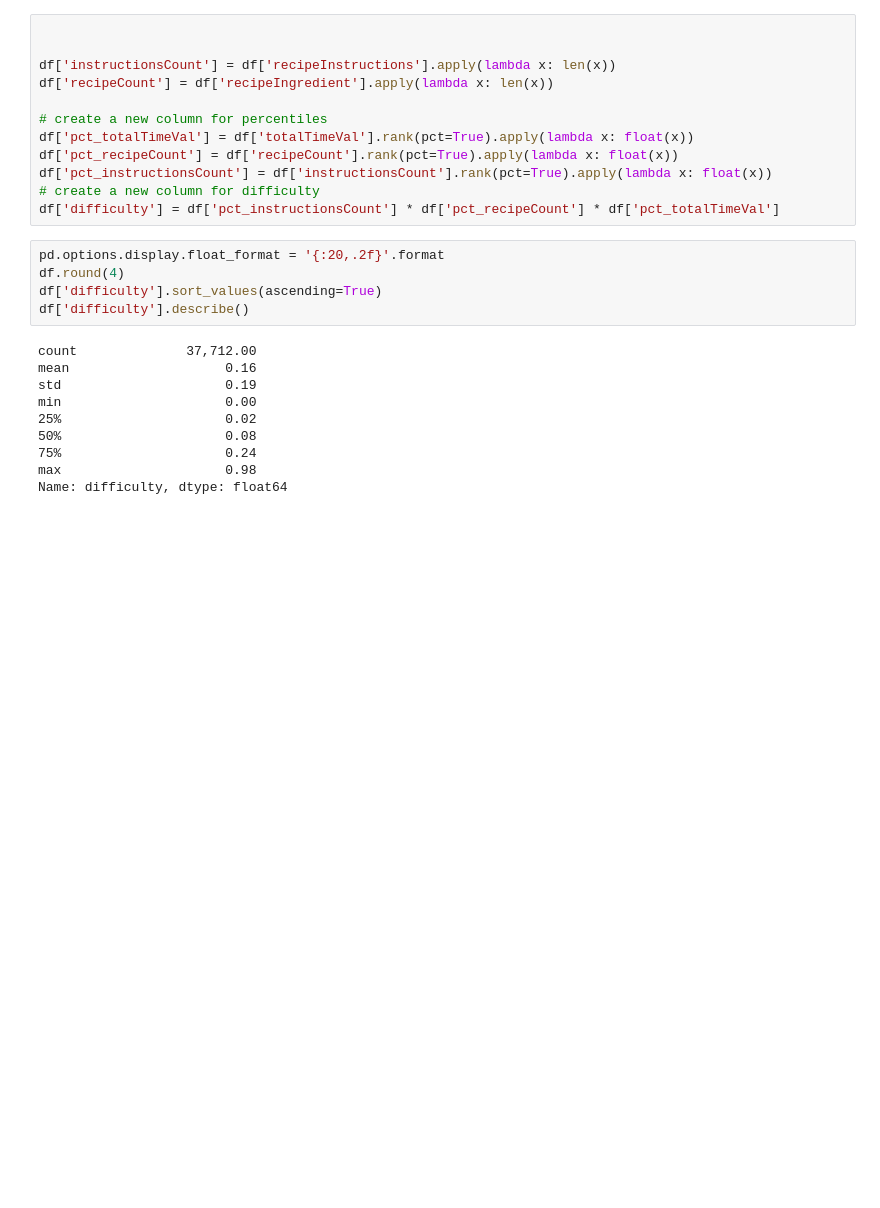
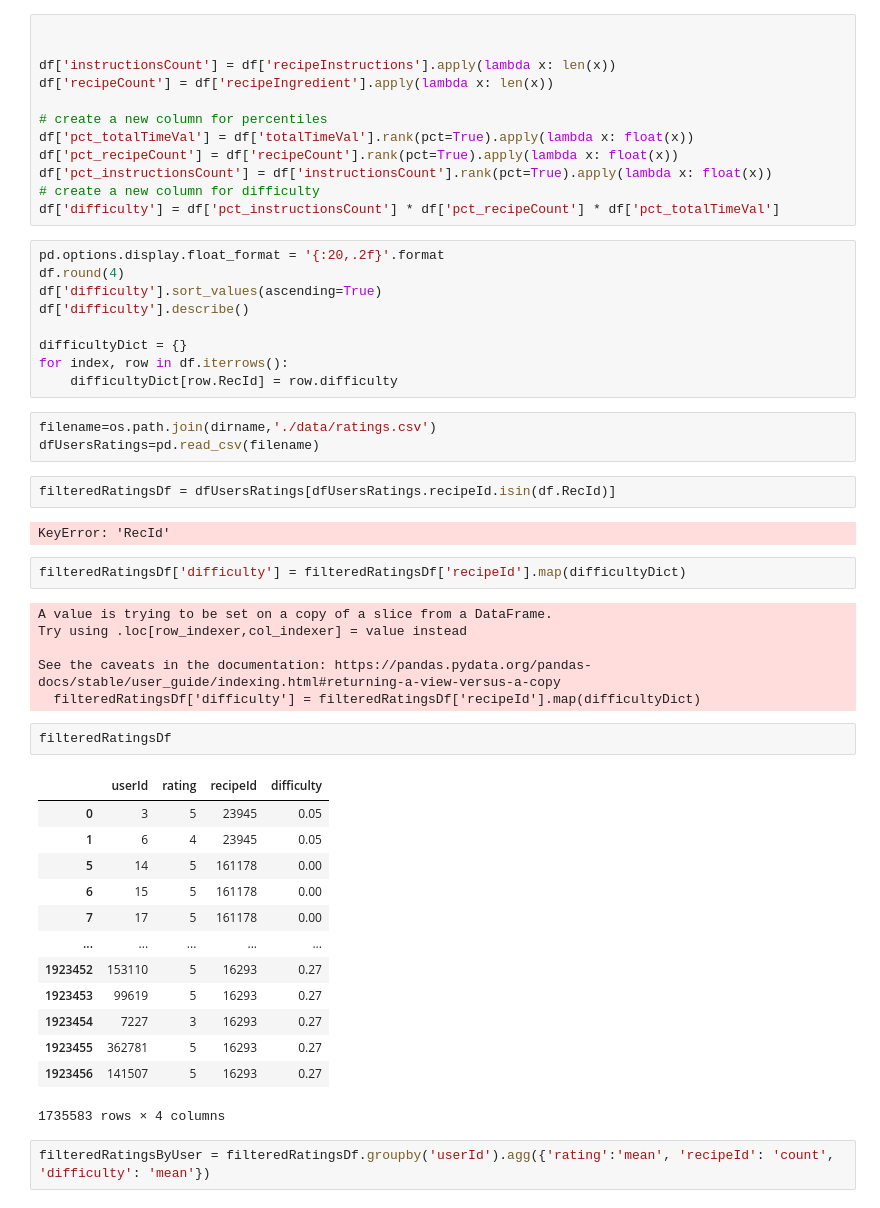
Before and after one commit to ohadf2015/big-data-recipies, a Jupyter notebook: project.ipynb, the cells around one changed output. Cells and saved outputs as stored; diff of their text form; blank space fills up the shorter version.

```diff
--- a/project.ipynb
+++ b/project.ipynb
@@ -103,13 +115,40 @@ pd.options.display.float_format = '{:20,.2f}'.format
 df.round(4)
 df['difficulty'].sort_values(ascending=True)
 df['difficulty'].describe()
+
+difficultyDict = {}
+for index, row in df.iterrows():
+    difficultyDict[row.RecId] = row.difficulty
-# %% [output]
-count              37,712.00
-mean                    0.16
-std                     0.19
-min                     0.00
-25%                     0.02
-50%                     0.08
-75%                     0.24
-max                     0.98
-Name: difficulty, dtype: float64
+# %%
+filename=os.path.join(dirname,'./data/ratings.csv')
+dfUsersRatings=pd.read_csv(filename)
+# %%
+filteredRatingsDf = dfUsersRatings[dfUsersRatings.recipeId.isin(df.RecId)]
+# %% [output]
+KeyError: 'RecId'
+# %%
+filteredRatingsDf['difficulty'] = filteredRatingsDf['recipeId'].map(difficultyDict)
+# %% [output]
+A value is trying to be set on a copy of a slice from a DataFrame.
+Try using .loc[row_indexer,col_indexer] = value instead
+
+See the caveats in the documentation: https://pandas.pydata.org/pandas-docs/stable/user_guide/indexing.html#returning-a-view-versus-a-copy
+  filteredRatingsDf['difficulty'] = filteredRatingsDf['recipeId'].map(difficultyDict)
+# %%
+filteredRatingsDf
+# %% [output]
+|  | userId | rating | recipeId | difficulty |
+| 0 | 3 | 5 | 23945 | 0.05 |
+| 1 | 6 | 4 | 23945 | 0.05 |
+| 5 | 14 | 5 | 161178 | 0.00 |
+| 6 | 15 | 5 | 161178 | 0.00 |
+| 7 | 17 | 5 | 161178 | 0.00 |
+| ... | ... | ... | ... | ... |
+| 1923452 | 153110 | 5 | 16293 | 0.27 |
+| 1923453 | 99619 | 5 | 16293 | 0.27 |
+| 1923454 | 7227 | 3 | 16293 | 0.27 |
+| 1923455 | 362781 | 5 | 16293 | 0.27 |
+| 1923456 | 141507 | 5 | 16293 | 0.27 |
+1735583 rows × 4 columns
+# %%
+filteredRatingsByUser = filteredRatingsDf.groupby('userId').agg({'rating':'mean', 'recipeId': 'count', 'difficulty': 'mean'})
```
Also changed, not shown: parts of 13 cells of this notebook.
